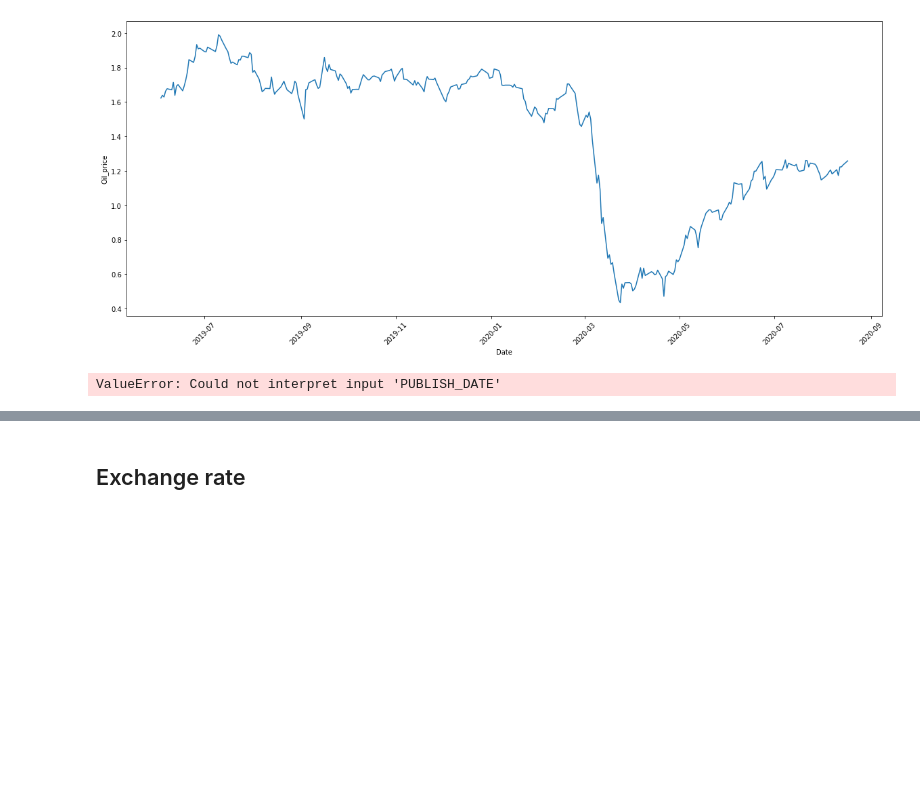
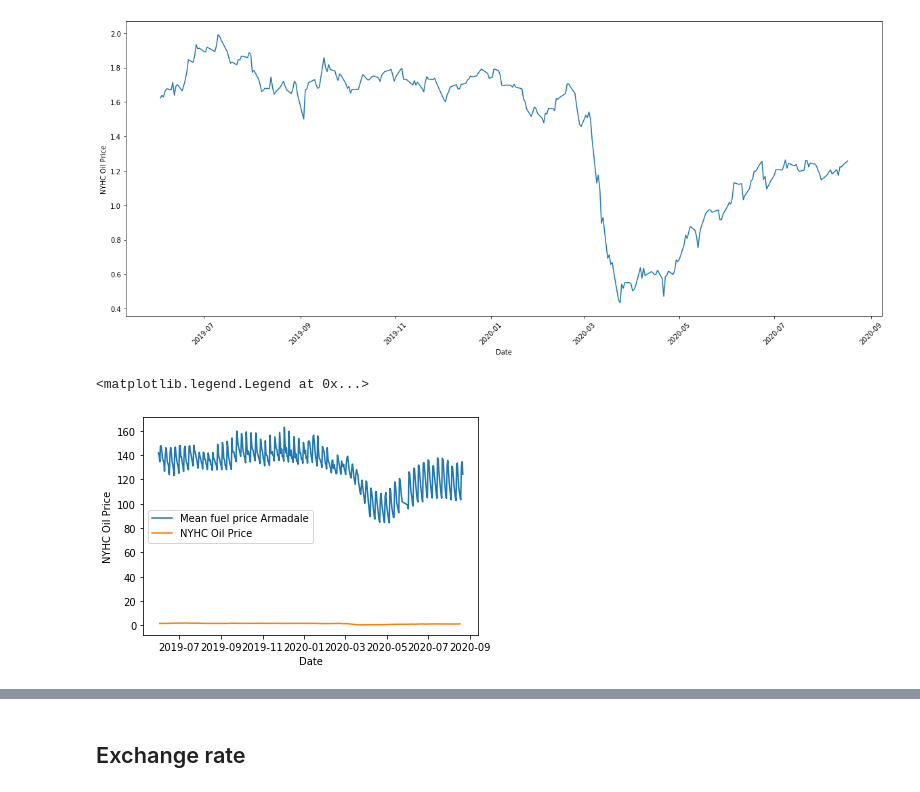
Before and after one commit to jbjbjb1/demo_fuel_project, a Jupyter notebook: explore/1_collect_data.ipynb, the cells around one changed output, grey strips where cells are left out. Cells and saved outputs as stored; diff of their text form; code cells hidden in the pictures; blank space fills up the shorter version.

```diff
--- a/explore/1_collect_data.ipynb
+++ b/explore/1_collect_data.ipynb
@@ -164,11 +164,12 @@ plt.xticks(rotation=45)
 [figure]
 # %%
 plt.figure()
-sns.lineplot(x='PUBLISH_DATE', y='PRODUCT_PRICE', data=fuel_prices_df_arm_daily_mean, label='Mean fuel price Armadale')
-sns.lineplot(x='Date', y='Oil_price', data=oil_df, label='Oil price')
+sns.lineplot(x='Date', y='mean_fuel_price', data=fuel_prices_df_arm_daily_mean, label='Mean fuel price Armadale')
+sns.lineplot(x='Date', y='NYHC Oil Price', data=oil_nyhc_df, label='NYHC Oil Price')
 plt.legend()
 # %% [output]
-ValueError: Could not interpret input 'PUBLISH_DATE'
+<matplotlib.legend.Legend at 0x...>
+[figure, added]
 # %%
 fig, ax1 = plt.subplots(figsize=(20,8))
 
```
Also changed, not shown: parts of 13 cells of this notebook, 8 other files.
